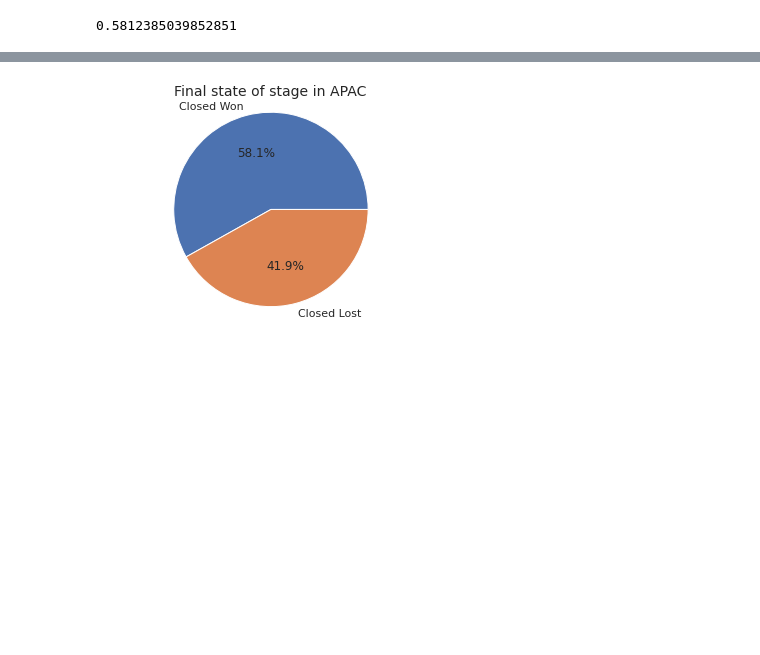
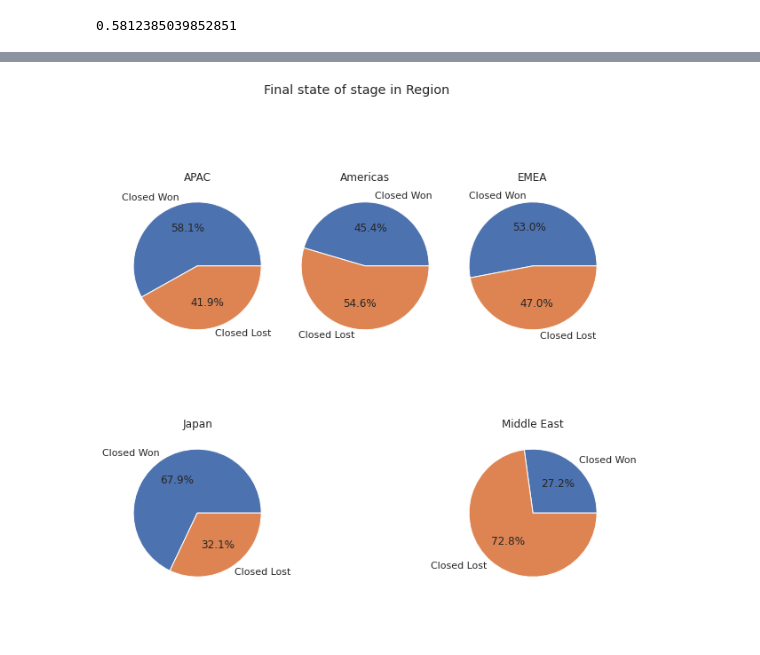
Before and after one commit to RiedelNicolas/75.06-2C2020-TP1, a Jupyter notebook: AnalisisGeografico.ipynb, the cells around one changed output, grey strips where cells are left out. Drawn from its saved outputs; the diff is of its cells as text; code cells hidden in the pictures; blank space fills up the shorter version.

Commit message:
Multiple pice chart

```diff
--- a/AnalisisGeografico.ipynb
+++ b/AnalisisGeografico.ipynb
@@ -367,12 +329,53 @@ plt.show()
-# %%
-labels = ['Closed Won', 'Closed Lost']
-
-sizes = [grouped.iloc[0].values[0],
-        1 - grouped.iloc[0].values[0] ]
-fig1, ax1 = plt.subplots()
-ax1.pie(sizes, labels=labels, autopct='%1.1f%%', shadow=False)
-ax1.axis('equal')
-plt.title("Final state of stage in "+grouped.index[0], fontsize=14);
-plt.show()
-# %% [output]
-[figure, removed]
+# %%
+fig, axs = plt.subplots(2,3,figsize=(10,10))
+plt.subplots_adjust(hspace = 0.8)
+
+labels = ['Closed Won', 'Closed Lost']
+
+sizes = [grouped.iloc[0].values[0],
+        1 - grouped.iloc[0].values[0] ]
+
+axs[0][0].pie(sizes, labels=labels, autopct='%1.1f%%', shadow=False)
+#axs[i].axis('equal')
+axs[0][0].set_title(grouped.index[0])
+
+sizes = [grouped.iloc[1].values[0],
+        1 - grouped.iloc[1].values[0] ]
+
+axs[0][1].pie(sizes, labels=labels, autopct='%1.1f%%', shadow=False)
+#axs[i].axis('equal')
+axs[0][1].set_title(grouped.index[1])
+
+
+sizes = [grouped.iloc[2].values[0],
+        1 - grouped.iloc[2].values[0] ]
+
+axs[0][2].pie(sizes, labels=labels, autopct='%1.1f%%', shadow=False)
+#axs[i].axis('equal')
+axs[0][2].set_title(grouped.index[2])
+
+
+sizes = [grouped.iloc[3].values[0],
+        1 - grouped.iloc[3].values[0] ]
+
+axs[1][0].pie(sizes, labels=labels, autopct='%1.1f%%', shadow=False)
+#axs[i].axis('equal')
+axs[1][0].set_title(grouped.index[3])
+
+
+sizes = [grouped.iloc[4].values[0],
+        1 - grouped.iloc[4].values[0] ]
+
+axs[1][2].pie(sizes, labels=labels, autopct='%1.1f%%', shadow=False)
+#axs[i].axis('equal')
+axs[1][2].set_title(grouped.index[4])
+
+axs[1][1].axis('off')
+
+fig.subplots_adjust(wspace=0.05, hspace=0.05)
+fig.suptitle("Final state of stage in Region" )
+
+
+plt.show()
+# %% [output]
+[figure, added]
```
Also changed, not shown: parts of 3 cells of this notebook.
